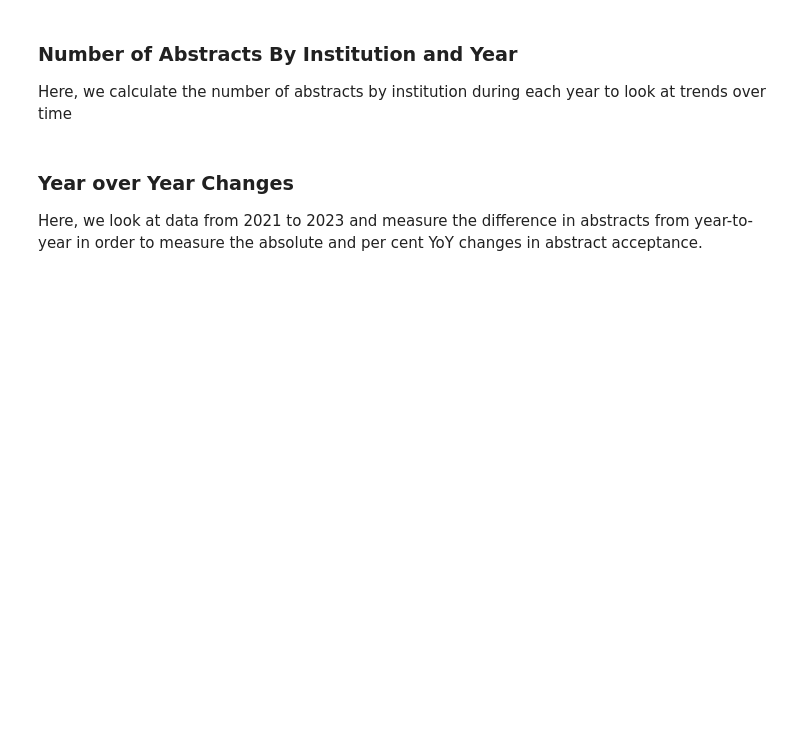
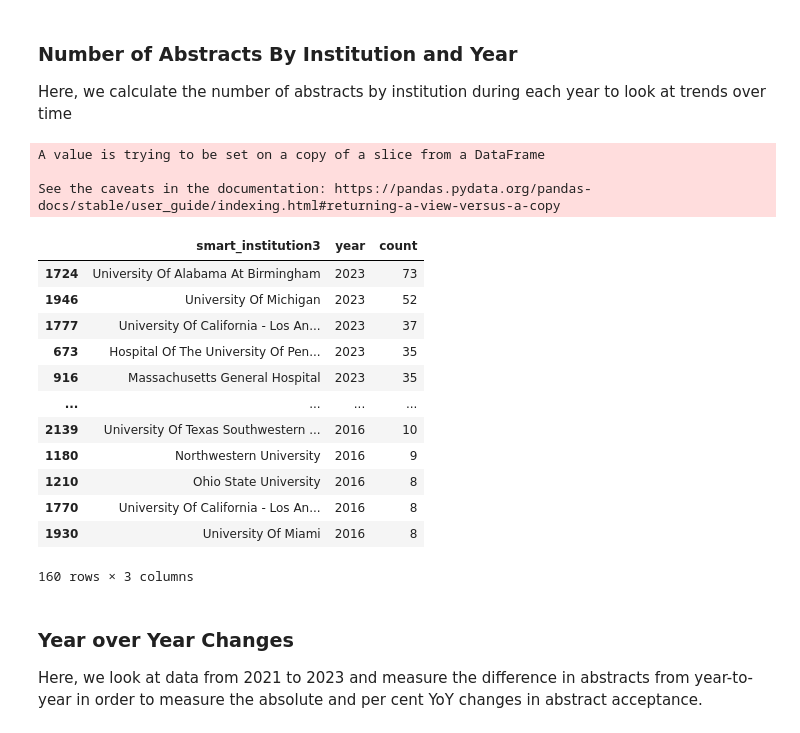
Before and after one commit to tsathe/ascproj, a Jupyter notebook: data.ipynb, the cells around one changed output. Saved outputs shown, nothing was run; the diff lists cells and outputs as text; code cells hidden in the pictures; blank space fills up the shorter version.

```diff
--- a/data.ipynb
+++ b/data.ipynb
@@ -264,2 +470,29 @@ df_institution_rank.reset_index(inplace=True)
+# %%
+df_institution_year_rank = df3.groupby(['smart_institution3', 'year']).agg(
+    count = ('control_number', 'nunique')
+)
+
+df_institution_year_rank.reset_index(inplace=True)
+
+df_subset = df_institution_year_rank[df_institution_year_rank['smart_institution3'].isin(institution_subset)]
+df_subset.sort_values(by=['year', 'count'], ascending=False, inplace=True)
+df_subset
+# %% [output]
+A value is trying to be set on a copy of a slice from a DataFrame
+
+See the caveats in the documentation: https://pandas.pydata.org/pandas-docs/stable/user_guide/indexing.html#returning-a-view-versus-a-copy
+|  | smart_institution3 | year | count |
+| 1724 | University Of Alabama At Birmingham | 2023 | 73 |
+| 1946 | University Of Michigan | 2023 | 52 |
+| 1777 | University Of California - Los An... | 2023 | 37 |
+| 673 | Hospital Of The University Of Pen... | 2023 | 35 |
+| 916 | Massachusetts General Hospital | 2023 | 35 |
+| ... | ... | ... | ... |
+| 2139 | University Of Texas Southwestern ... | 2016 | 10 |
+| 1180 | Northwestern University | 2016 | 9 |
+| 1210 | Ohio State University | 2016 | 8 |
+| 1770 | University Of California - Los An... | 2016 | 8 |
+| 1930 | University Of Miami | 2016 | 8 |
+160 rows × 3 columns
 # %%
 
```
Also changed, not shown: parts of 19 cells of this notebook, 14 other files.
